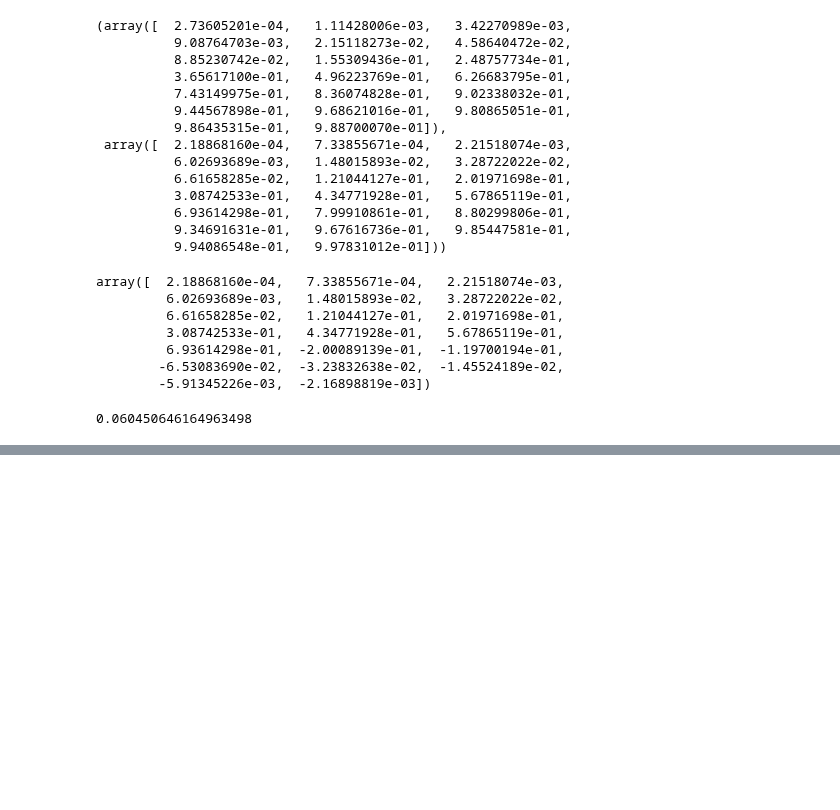
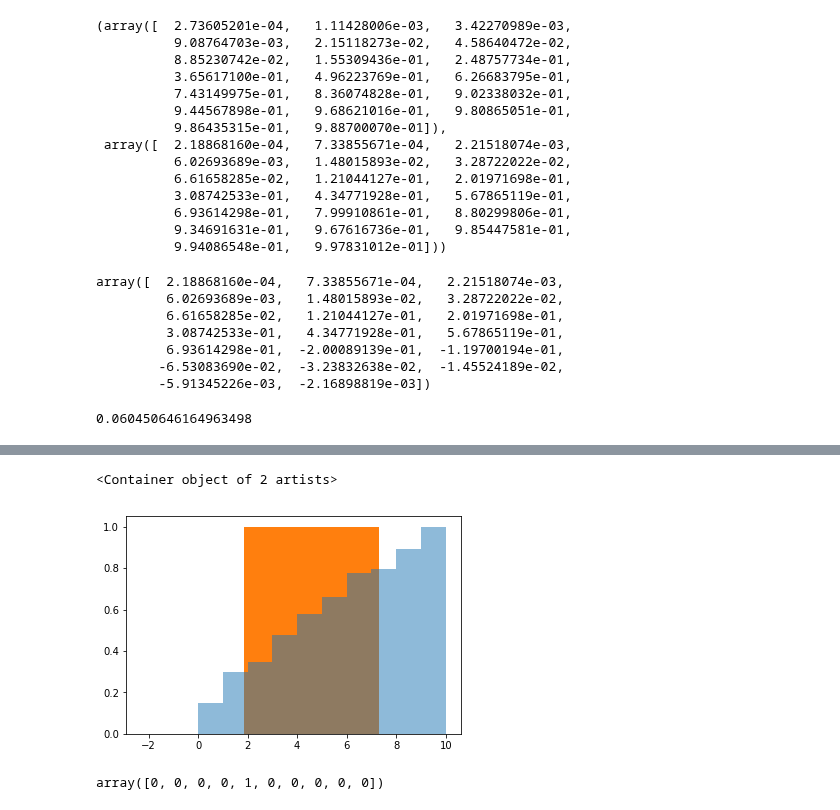
Before and after one commit to slerch/ppnn, a Jupyter notebook: nn_postprocessing/discrete_crps_test.ipynb, the cells around one changed output, grey strips where cells are left out. Saved outputs shown, nothing was run; the diff lists cells and outputs as text; code cells hidden in the pictures; blank space fills up the shorter version.

```diff
--- a/nn_postprocessing/discrete_crps_test.ipynb
+++ b/nn_postprocessing/discrete_crps_test.ipynb
@@ -106,0 +128,12 @@ np.mean((discrete_cdf - np.asarray(bins[:-1] > obs, dtype='float'))**2)
+# %%
+cum_probs = np.cumsum(probs)
+# %%
+cum_obs = np.array([0, 1])
+cum_obs_bin_edges = np.array([0, obs, 10])
+# %%
+plt.bar(bin_edges[:-1] + 0.5, cum_probs, width=1, alpha=0.5)
+plt.bar(cum_obs_bin_edges[:-1], cum_obs, width=np.diff(cum_obs_bin_edges),
+       zorder =0.1)
+# %% [output]
+<Container object of 2 artists>
+[figure, added]
@@ -106,0 +142,4 @@ np.mean((discrete_cdf - np.asarray(bins[:-1] > obs, dtype='float'))**2)
+# %%
+bin_obs
+# %% [output]
+array([0, 0, 0, 0, 1, 0, 0, 0, 0, 0])
```
Also changed, not shown: parts of 35 cells of this notebook, 2 other files.
